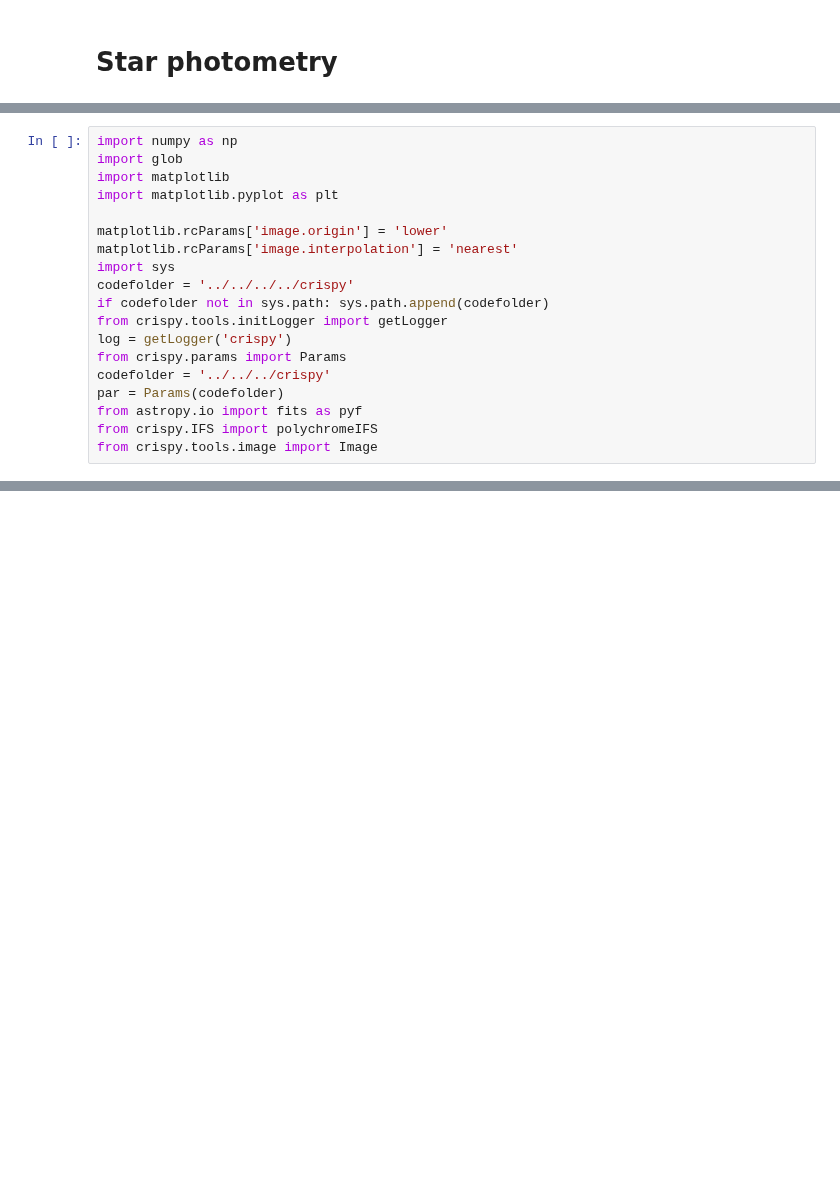
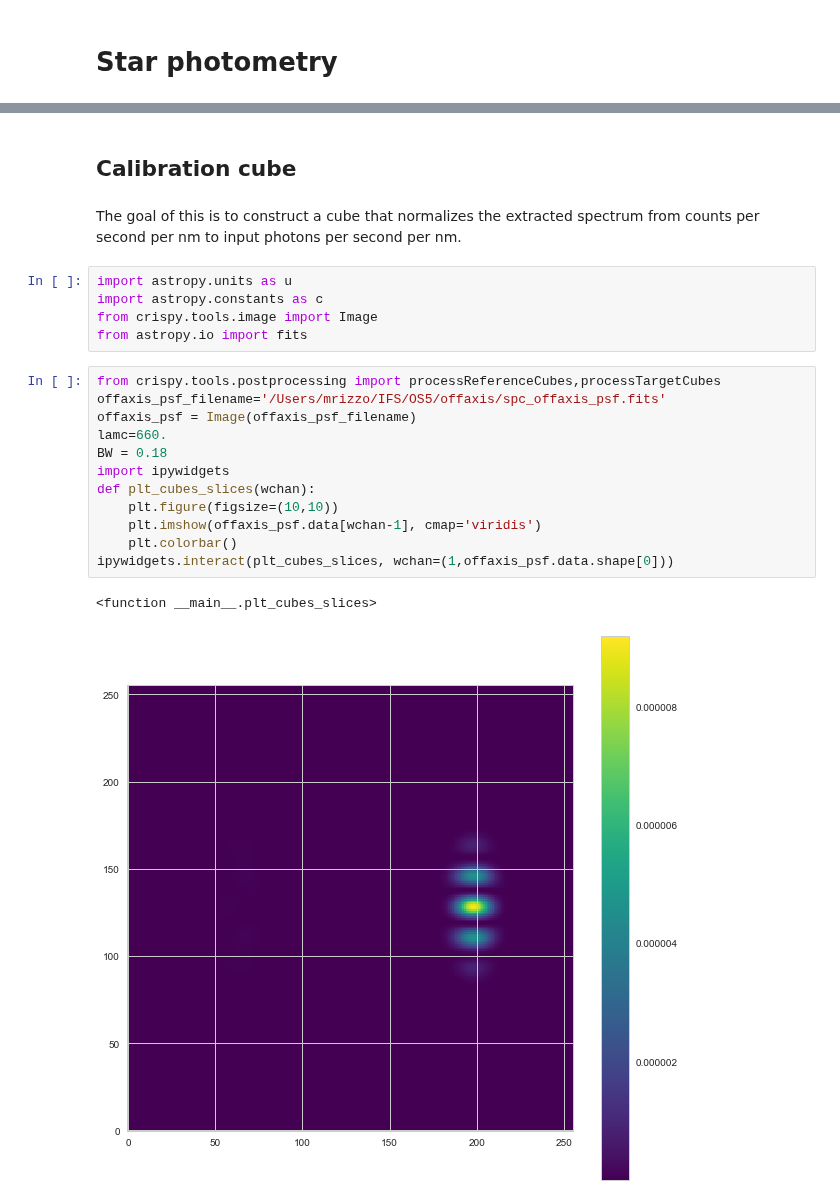
Before and after one commit to mjrfringes/crispy, a Jupyter notebook: docs/source/notebooks/InputSceneTests.ipynb, the cells around one changed output, grey strips where cells are left out. Cells and saved outputs as stored; diff of their text form; blank space fills up the shorter version.

```diff
--- a/docs/source/notebooks/InputSceneTests.ipynb
+++ b/docs/source/notebooks/InputSceneTests.ipynb
@@ -416,19 +219,0 @@ print(np.sum(offaxis.data*0.11))
-# %%
-import numpy as np
-import glob
-import matplotlib
-import matplotlib.pyplot as plt
-
-matplotlib.rcParams['image.origin'] = 'lower'
-matplotlib.rcParams['image.interpolation'] = 'nearest'
-import sys
-codefolder = '../../../../crispy'
-if codefolder not in sys.path: sys.path.append(codefolder)
-from crispy.tools.initLogger import getLogger
-log = getLogger('crispy')
-from crispy.params import Params
-codefolder = '../../../crispy'
-par = Params(codefolder)
-from astropy.io import fits as pyf
-from crispy.IFS import polychromeIFS
-from crispy.tools.image import Image
@@ -445,0 +237,24 @@ Image(data=detectorFrame,header=par.hdr).write(filename)
+# %% [markdown]
+## Calibration cube
+# %% [markdown]
+The goal of this is to construct a cube that normalizes the extracted spectrum from counts per second per nm to input photons per second per nm.
+# %%
+import astropy.units as u
+import astropy.constants as c
+from crispy.tools.image import Image
+from astropy.io import fits
+# %%
+from crispy.tools.postprocessing import processReferenceCubes,processTargetCubes
+offaxis_psf_filename='/Users/mrizzo/IFS/OS5/offaxis/spc_offaxis_psf.fits'
+offaxis_psf = Image(offaxis_psf_filename)
+lamc=660.
+BW = 0.18
+import ipywidgets
+def plt_cubes_slices(wchan):
+    plt.figure(figsize=(10,10))
+    plt.imshow(offaxis_psf.data[wchan-1], cmap='viridis')
+    plt.colorbar()
+ipywidgets.interact(plt_cubes_slices, wchan=(1,offaxis_psf.data.shape[0]))
+# %% [output]
+<function __main__.plt_cubes_slices>
+[figure, added]
```
Also changed, not shown: parts of 43 cells of this notebook, 14 other files.
